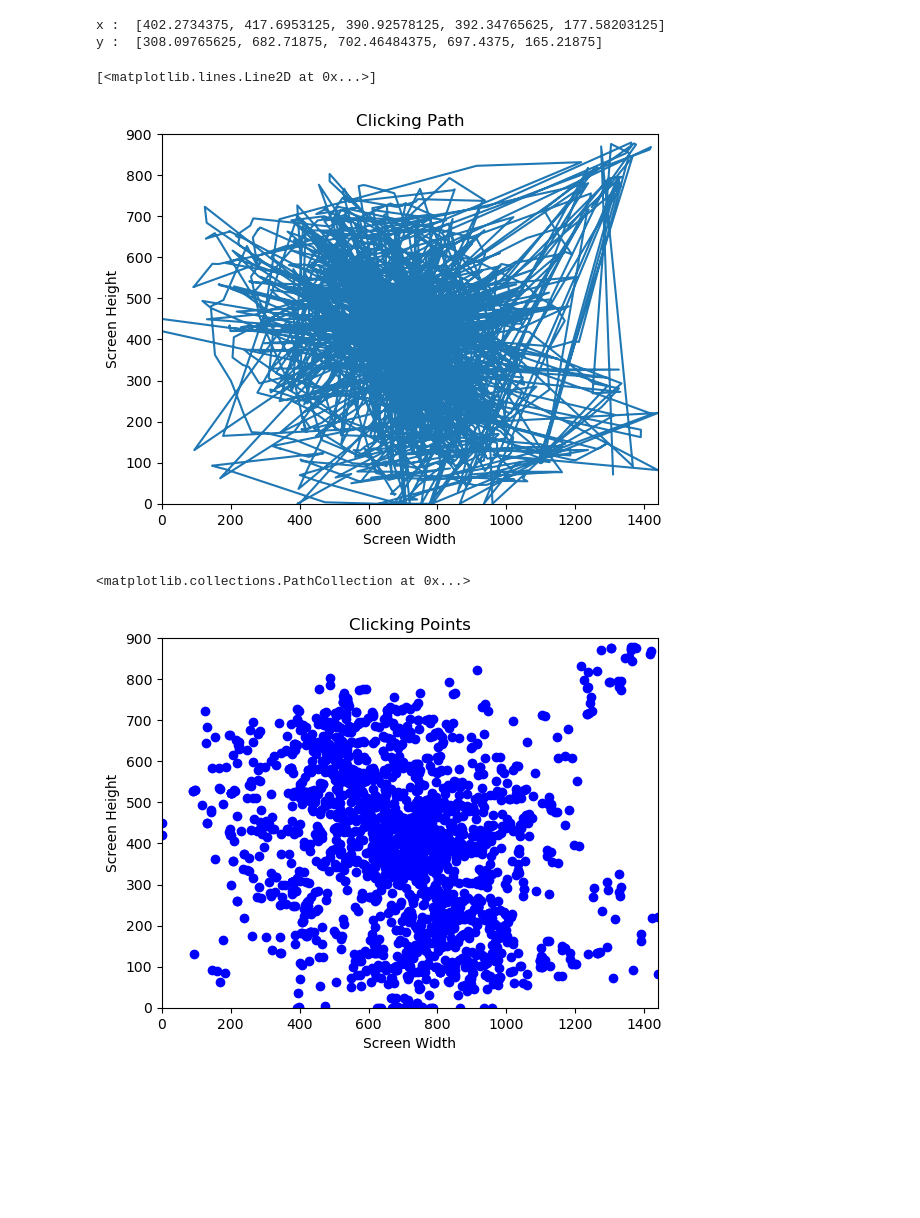
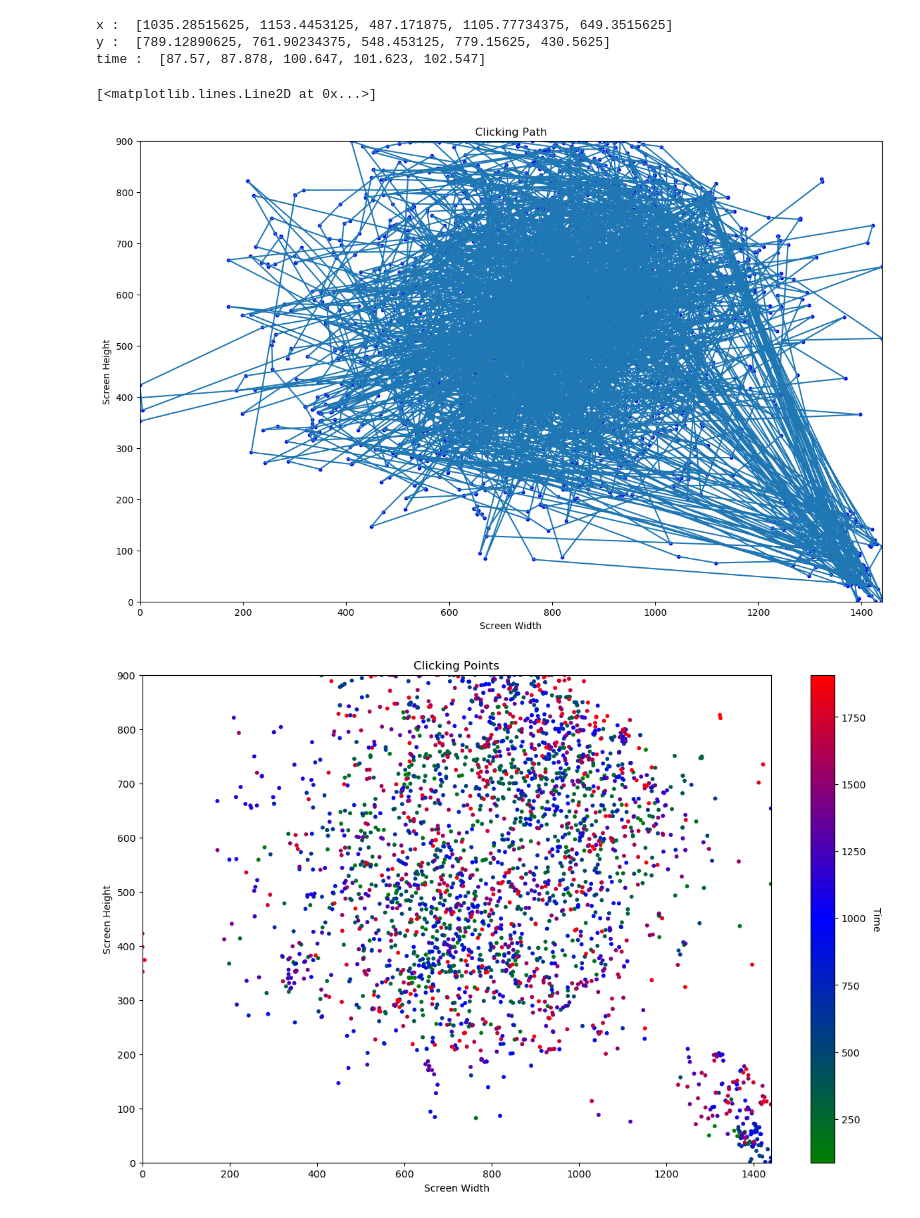
Before and after one commit to aliemre2023/click-logger, a Jupyter notebook: visualize.ipynb, the cells around one changed output. Cells and saved outputs as stored; diff of their text form; code cells hidden in the pictures; blank space fills up the shorter version.

Commit message:
edited, colored

```diff
--- a/visualize.ipynb
+++ b/visualize.ipynb
@@ -4,21 +6,26 @@ import pyautogui
 # %%
 x_datas = []
 y_datas = []
+times = []
-# %%
-with open("data.txt", "r") as file:
-    for line in file:
-        values = line.strip().split(',')
-
-        x = float(values[0])
-        y = float(values[1])
-
-        x_datas.append(x)
-        y_datas.append(y)
-
-print("x : ", x_datas[:5])
-print("y : ", y_datas[:5])
-# %% [output]
-x :  [402.2734375, 417.6953125, 390.92578125, 392.34765625, 177.58203125]
-y :  [308.09765625, 682.71875, 702.46484375, 697.4375, 165.21875]
 # %%
 screen_width, screen_height = pyautogui.size()
+# %%
+with open("data.txt", "r") as file:
+    for line in file:
+        values = line.strip().split(',')
+
+        x = float(values[0])
+        y = float(screen_height) - float(values[1])
+        time = float(values[2])
+
+        x_datas.append(x)
+        y_datas.append(y)
+        times.append(time)
+
+print("x : ", x_datas[:5])
+print("y : ", y_datas[:5])
+print("time : ", times[:5])
+# %% [output]
+x :  [1035.28515625, 1153.4453125, 487.171875, 1105.77734375, 649.3515625]
+y :  [789.12890625, 761.90234375, 548.453125, 779.15625, 430.5625]
+time :  [87.57, 87.878, 100.647, 101.623, 102.547]
@@ -25,18 +34,19 @@ screen_width, screen_height = pyautogui.size()
 # %%
-plt.figure()
+plt.figure(figsize=(14.40, 9.00))
 plt.xlabel('Screen Width')
 plt.ylabel('Screen Height')
 plt.title('Clicking Path')
 
 plt.xlim(0, screen_width)
 plt.ylim(0, screen_height)
 
+plt.scatter(x_datas, y_datas, marker='o', color='blue', s=10)
 plt.plot(x_datas, y_datas)
 # %% [output]
 [<matplotlib.lines.Line2D at 0x...>]
-[figure, old version]
+[figure, new version]
 # %%
-plt.figure()
+plt.figure(figsize=(14.40, 9.00))
 plt.xlabel('Screen Width')
 plt.ylabel('Screen Height')
 plt.title('Clicking Points')
@@ -44,7 +54,16 @@ plt.title('Clicking Points')
 plt.xlim(0, screen_width)
 plt.ylim(0, screen_height)
 
-plt.scatter(x_datas, y_datas, marker='o', color='blue')
+colors = ['red', 'green', 'blue']
+num_colors = 256
+color_levels = np.linspace(0, 1, num_colors)
+cmap = mcolors.LinearSegmentedColormap.from_list('custom_cmap', [(0, 'green'), (0.5, 'blue'), (1, 'red')])
+
+norm = plt.Normalize(min(times), max(times))
+
+plt.scatter(x_datas, y_datas, c=times, cmap=cmap, s=10, norm=norm)
+colorbar = plt.colorbar()
+colorbar.set_label('Time', rotation=270, labelpad=15)
+plt.show()
 # %% [output]
-<matplotlib.collections.PathCollection at 0x...>
-[figure, old version]
+[figure, new version]
```
Also changed, not shown: parts of 2 cells of this notebook.
